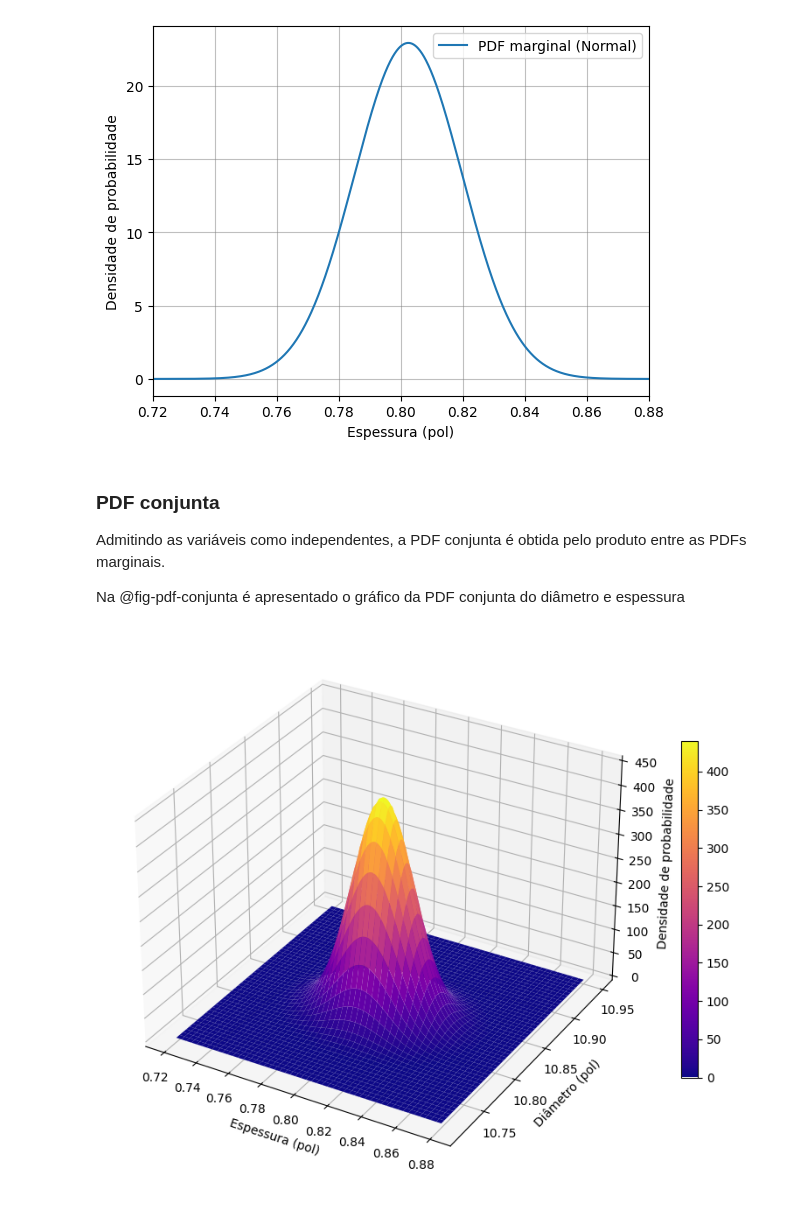
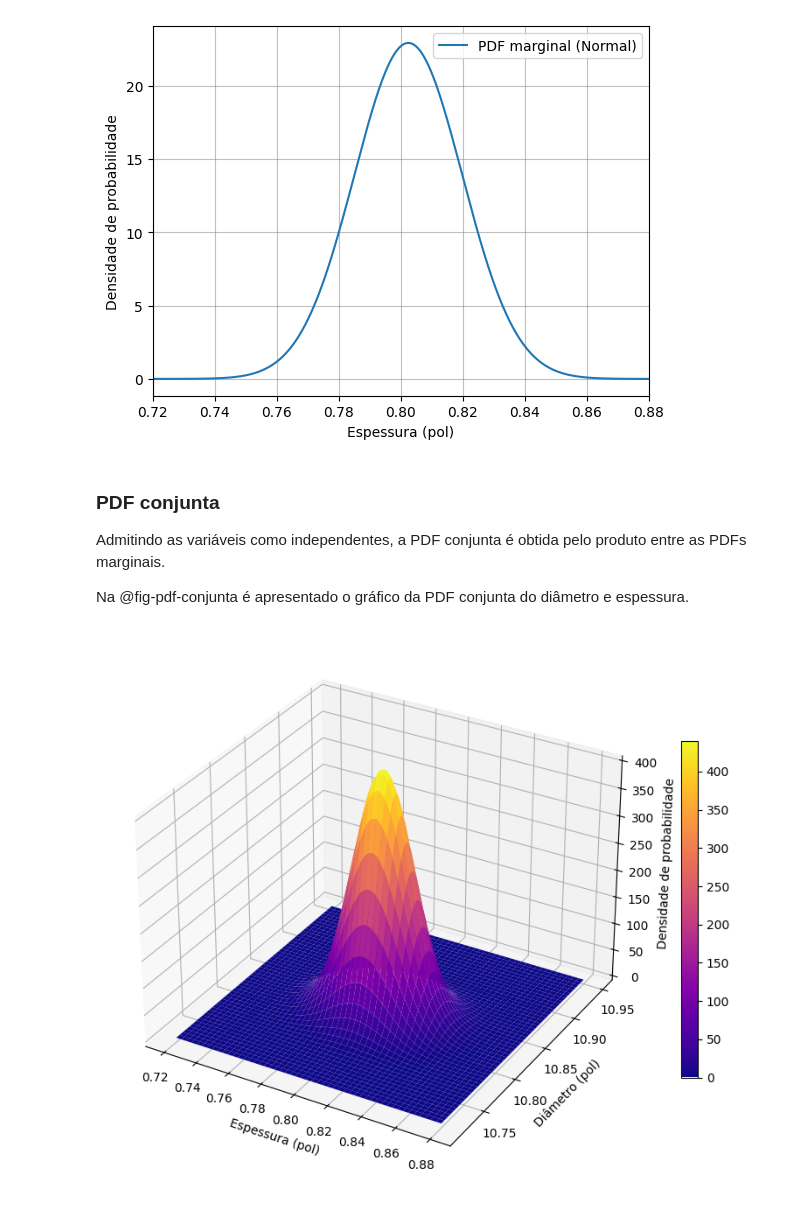
Before and after one commit to matheus-amancio/lista-01-confiabilidade-estrutural, a Jupyter notebook: q4.ipynb, the cells around one changed output. Cells and saved outputs as stored; diff of their text form; code cells hidden in the pictures.

```diff
--- a/q4.ipynb
+++ b/q4.ipynb
@@ -119,26 +116,24 @@ ax.set_xlim(xi_t, xf_t);
 
 Admitindo as variáveis como independentes, a PDF conjunta é obtida pelo produto entre as PDFs marginais.
 
-Na @fig-pdf-conjunta é apresentado o gráfico da PDF conjunta do diâmetro e espessura
+Na @fig-pdf-conjunta é apresentado o gráfico da PDF conjunta do diâmetro e espessura.
 # %%
 #| label: fig-pdf-conjunta
 #| fig-cap: Densidade de probabilidade conjunta do diâmetro e da espessura
-
-import matplotlib.pyplot as plt
 
 x_norm = np.linspace(xi_t, xf_t, 1000)
 x_lognorm = np.linspace(xi_D, xf_D, 1000)
 
 X, Y = np.meshgrid(x_norm, x_lognorm)
 Z = t_norm(X) * D_lognorm(Y)
 
 fig = plt.figure(figsize=(10, 10))
 ax = fig.add_subplot(111, projection='3d')
 surf = ax.plot_surface(X, Y, Z, cmap='plasma')
 fig.colorbar(surf, shrink=0.5)
 ax.set_xlabel("Espessura (pol)")
 ax.set_ylabel("Diâmetro (pol)")
 ax.set_zlabel("Densidade de probabilidade")
-ax.set_zlim(0, 450);
+ax.set_zlim(0, 400);
 # %% [output]
-[figure, old version]
+[figure, new version]
```
Also changed, not shown: parts of 5 cells of this notebook, 15 other files.
